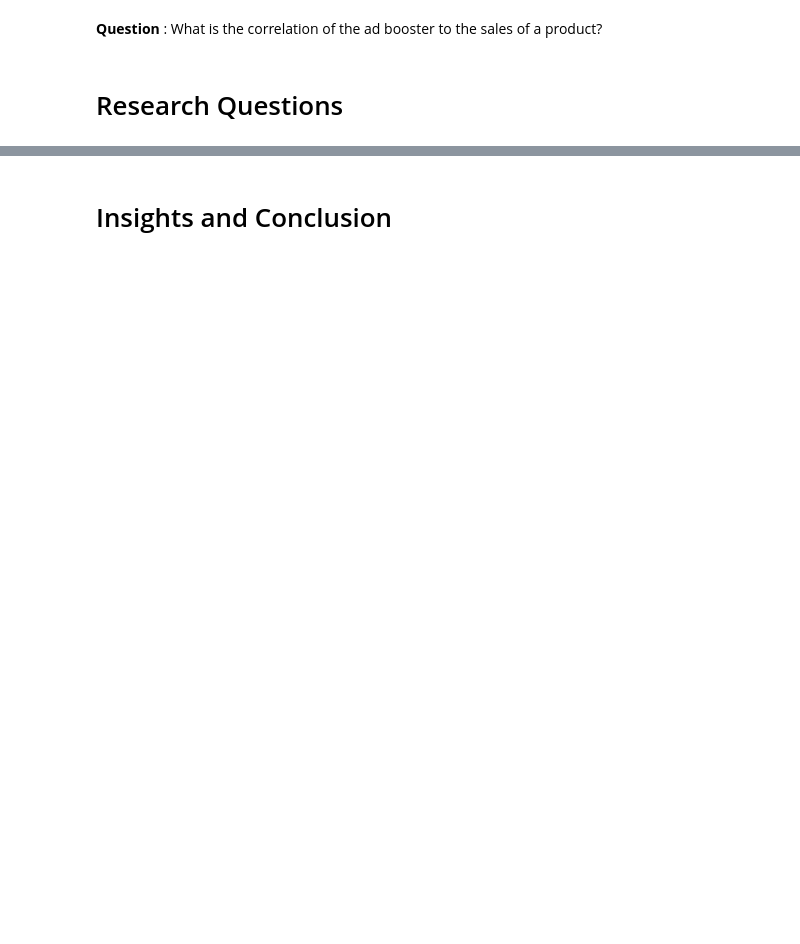
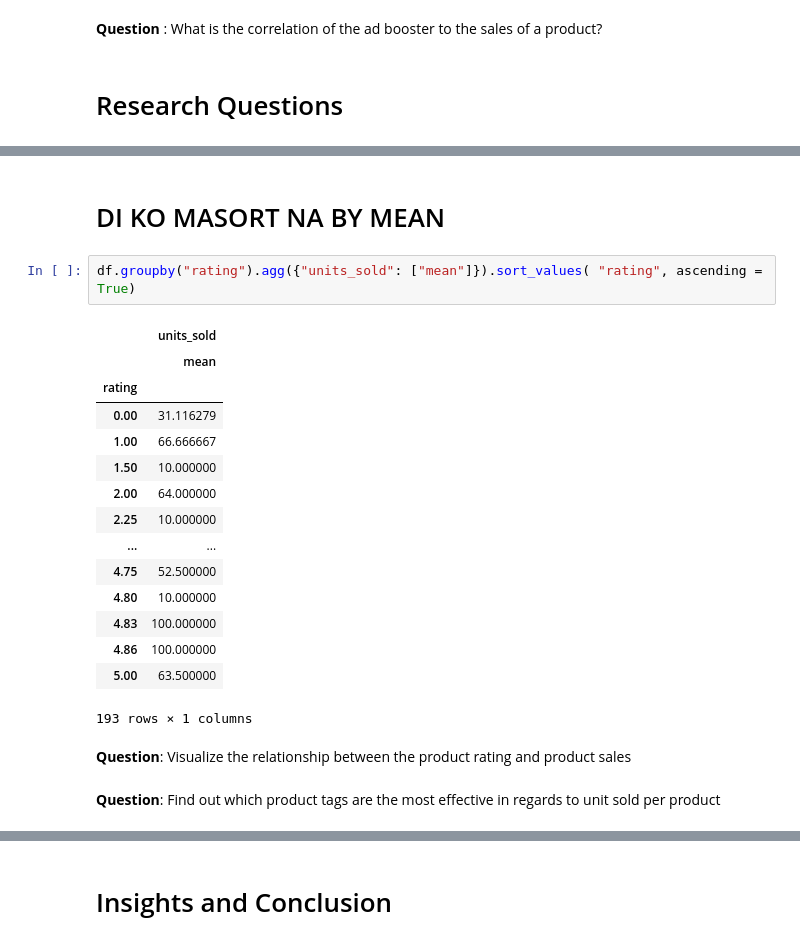
Before and after one commit to CaiMarkJayson/WISH.CSMODELMP, a Jupyter notebook: CSMODEL Case Study.ipynb, the cells around one changed output, grey strips where cells are left out. Saved outputs shown, nothing was run; the diff lists cells and outputs as text; blank space fills up the shorter version.

```diff
--- a/CSMODEL Case Study.ipynb
+++ b/CSMODEL Case Study.ipynb
@@ -138,0 +235,24 @@ summer_wish_rating
+# %% [markdown]
+# DI KO MASORT NA BY MEAN
+# %%
+df.groupby("rating").agg({"units_sold": ["mean"]}).sort_values( "rating", ascending = True)
+# %% [output]
+|  | units_sold |
+|  | mean |
+| rating |  |
+| 0.00 | 31.116279 |
+| 1.00 | 66.666667 |
+| 1.50 | 10.000000 |
+| 2.00 | 64.000000 |
+| 2.25 | 10.000000 |
+| ... | ... |
+| 4.75 | 52.500000 |
+| 4.80 | 10.000000 |
+| 4.83 | 100.000000 |
+| 4.86 | 100.000000 |
+| 5.00 | 63.500000 |
+193 rows × 1 columns
+# %% [markdown]
+**Question**: Visualize the relationship between the product rating and product sales
+# %% [markdown]
+**Question**: Find out which product tags are the most effective in regards to unit sold per product
```
Also changed, not shown: parts of 44 cells of this notebook.
